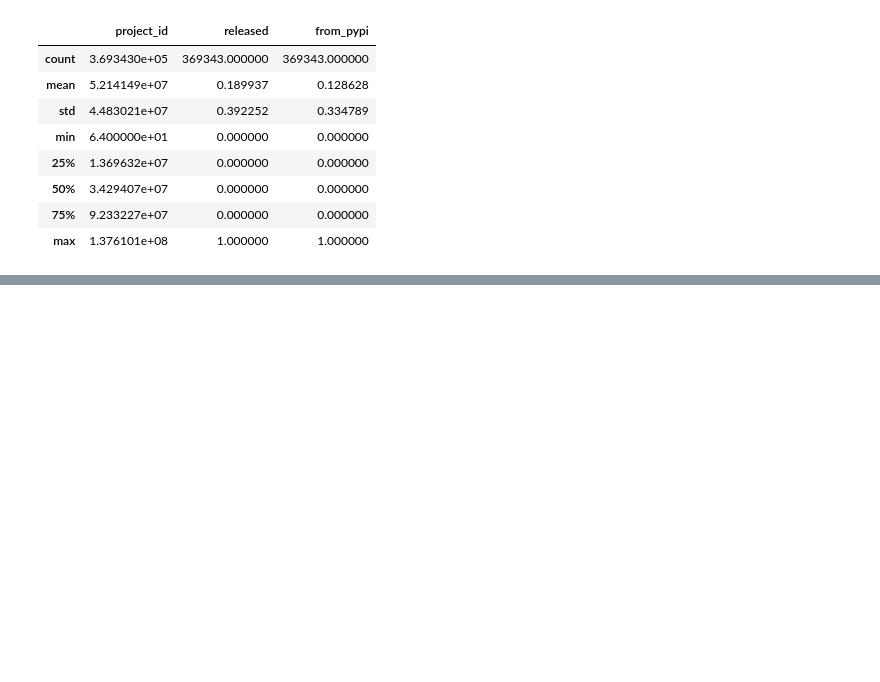
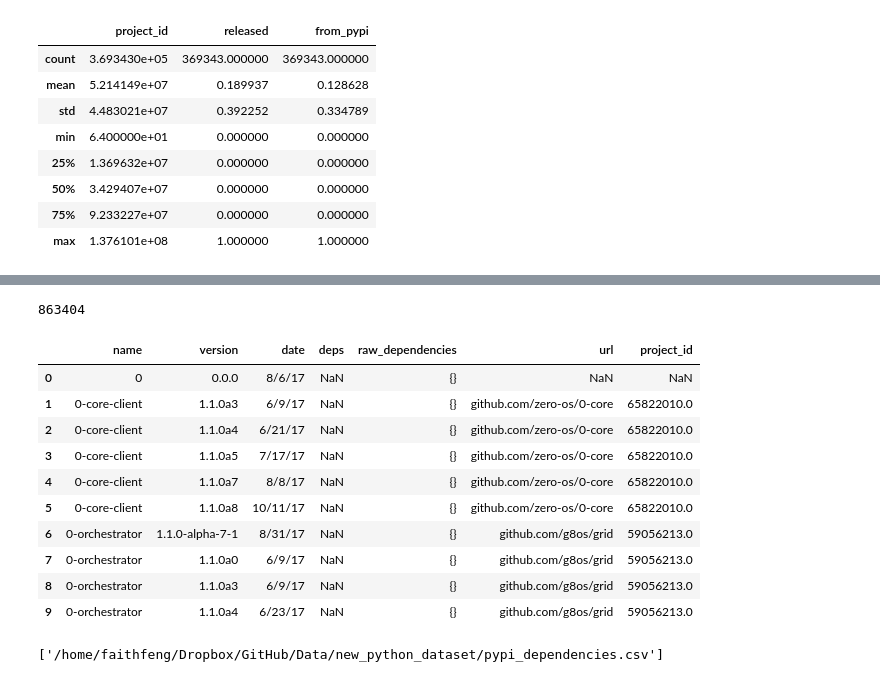
Before and after one commit to cfeng1/github_data_research, a Jupyter notebook: data_collection/data_merge.ipynb, the cells around one changed output, grey strips where cells are left out. Cells and saved outputs as stored; diff of their text form; code cells hidden in the pictures; blank space fills up the shorter version.

Commit message:
Update data merging

```diff
--- a/data_collection/data_merge.ipynb
+++ b/data_collection/data_merge.ipynb
@@ -90,0 +94,4 @@ py_projects[['project_id', 'released', 'from_pypi']].to_csv(data_dir+os.sep+'mer
+# %%
+import dask.dataframe as dd
+dependencies = dd.read_csv(data_dir+os.sep+'raw_dependencies.csv')
+dependencies.head()
@@ -90,0 +105,4 @@ py_projects[['project_id', 'released', 'from_pypi']].to_csv(data_dir+os.sep+'mer
+# %%
+pypinames = dd.read_csv(data_dir+os.sep+'pypi_url_2020_05.csv')
+pypinames = pypinames.repartition(npartitions=1)
+pypinames.head()
@@ -90,0 +116,24 @@ py_projects[['project_id', 'released', 'from_pypi']].to_csv(data_dir+os.sep+'mer
+# %%
+merged = dependencies.merge(pypinames, how='left', left_on='name', right_on='name')
+# %%
+print(len(merged))
+# %% [output]
+863404
+# %%
+merged.head(10)
+# %% [output]
+|  | name | version | date | deps | raw_dependencies | url | project_id |
+| 0 | 0 | 0.0.0 | 8/6/17 | NaN | {} | NaN | NaN |
+| 1 | 0-core-client | 1.1.0a3 | 6/9/17 | NaN | {} | github.com/zero-os/0-core | 65822010.0 |
+| 2 | 0-core-client | 1.1.0a4 | 6/21/17 | NaN | {} | github.com/zero-os/0-core | 65822010.0 |
+| 3 | 0-core-client | 1.1.0a5 | 7/17/17 | NaN | {} | github.com/zero-os/0-core | 65822010.0 |
+| 4 | 0-core-client | 1.1.0a7 | 8/8/17 | NaN | {} | github.com/zero-os/0-core | 65822010.0 |
+| 5 | 0-core-client | 1.1.0a8 | 10/11/17 | NaN | {} | github.com/zero-os/0-core | 65822010.0 |
+| 6 | 0-orchestrator | 1.1.0-alpha-7-1 | 8/31/17 | NaN | {} | github.com/g8os/grid | 59056213.0 |
+| 7 | 0-orchestrator | 1.1.0a0 | 6/9/17 | NaN | {} | github.com/g8os/grid | 59056213.0 |
+| 8 | 0-orchestrator | 1.1.0a3 | 6/9/17 | NaN | {} | github.com/g8os/grid | 59056213.0 |
+| 9 | 0-orchestrator | 1.1.0a4 | 6/23/17 | NaN | {} | github.com/g8os/grid | 59056213.0 |
+# %%
+merged.to_csv(data_dir+os.sep+'pypi_dependencies.csv', single_file=True, index=False)
+# %% [output]
+['/home/faithfeng/Dropbox/GitHub/Data/new_python_dataset/pypi_dependencies.csv']
```
Also changed, not shown: parts of 8 cells of this notebook, 1 other file.
